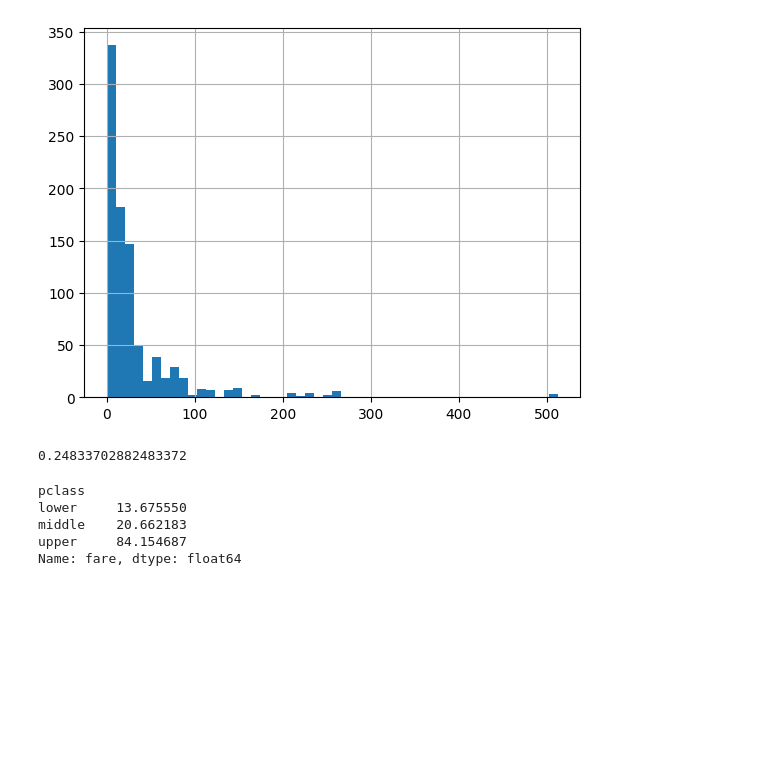
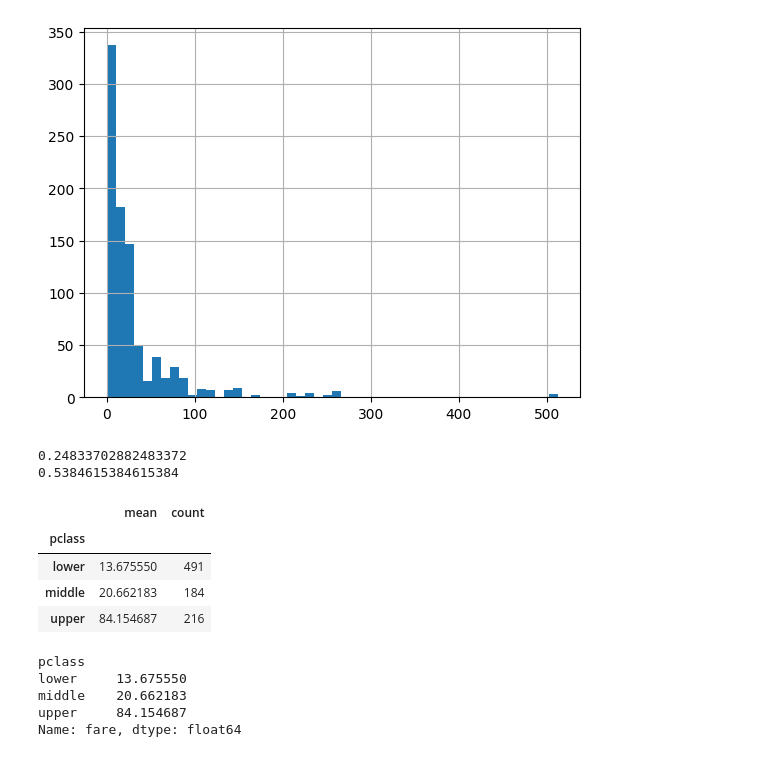
Before and after one commit to JakubWujec/titanic-prediction, a Jupyter notebook: notebooks/eda.ipynb, the cells around one changed output. Cells and saved outputs as stored; diff of their text form; code cells hidden in the pictures; blank space fills up the shorter version.

```diff
--- a/notebooks/eda.ipynb
+++ b/notebooks/eda.ipynb
@@ -244,9 +251,21 @@ fare
 Name: count, Length: 248, dtype: int64
 [figure]
 # %%
+# Cheap tickets
 print(df_train[(df_train.fare <= 20) & (df_train.fare > 0) & (df_train.age > 17)].survived.mean())
+# Medium or expensive tickets
+print(df_train[(df_train.fare > 20) & (df_train.age > 17)].survived.mean())
+
+df_group = df_train.groupby('pclass').fare.agg(['mean', 'count'])
+df_group
 # %% [output]
 0.24833702882483372
+0.5384615384615384
+|  | mean | count |
+| pclass |  |  |
+| lower | 13.675550 | 491 |
+| middle | 20.662183 | 184 |
+| upper | 84.154687 | 216 |
 # %%
 df_train.groupby('pclass')['fare'].mean()
 # %% [output]
```
Also changed, not shown: parts of 6 cells of this notebook, 4 other files.
